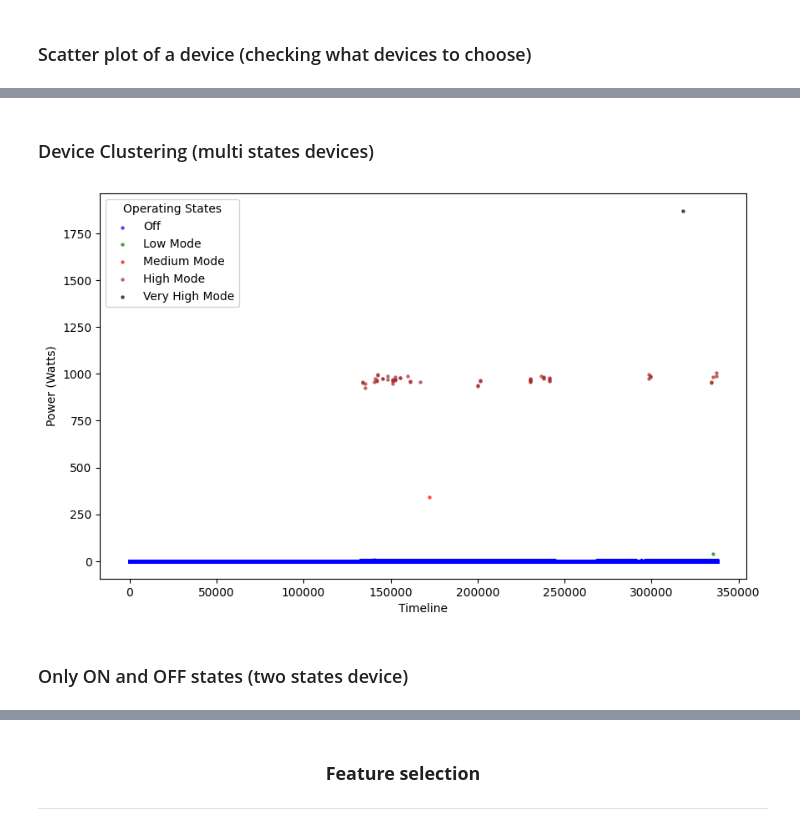
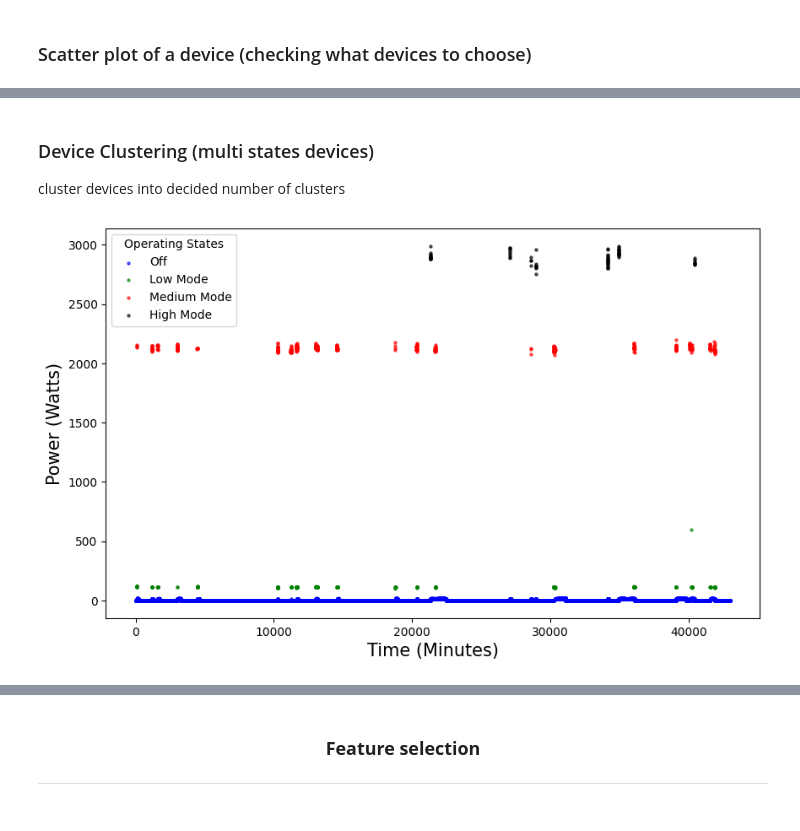
Before and after one commit to jarczykkonrad/master_thesis, a Jupyter notebook: preprocessing.ipynb, the cells around one changed output, grey strips where cells are left out. Drawn from its saved outputs; the diff is of its cells as text; code cells hidden in the pictures.

```diff
--- a/preprocessing.ipynb
+++ b/preprocessing.ipynb
@@ -7,6 +7,7 @@ import pandas as pd
 import os
 import numpy as np
 # %%
-dataset_dir = "house_2"
+dataset_dir = "house_5" # Choose folder name of the house
+
 labels_file = pd.read_csv(os.path.join(dataset_dir, "labels.dat"), sep=" ", names=["number", "name"])
 # %%
@@ -71,53 +95,52 @@ df_combined['aggregate'] = df_combined[device_columns].sum(axis=1)
 # %% [markdown]
 ### Device Clustering (multi states devices)
+cluster devices into decided number of clusters
 # %%
 import numpy as np
 import pandas as pd
 from sklearn.cluster import KMeans
 import matplotlib.pyplot as plt
 
-device = 'toaster'
+device = 'oven' # Choose device
 
-# Limit the DataFrame to 43,020 rows
-# df_combined = df_combined.iloc[:43020]
-# df_combined=df_combined.copy()
-
-off_threshold = 10
+off_threshold = 20
 df_combined['state'] = np.where(df_combined[device] <= off_threshold, 0, -1)
 
 cluster_data = df_combined[df_combined['state'] == -1][device].values.reshape(-1, 1)
 
 if len(cluster_data) > 0:
-    kmeans = KMeans(n_clusters=4, random_state=0).fit(cluster_data)
+    kmeans = KMeans(n_clusters=3, random_state=0).fit(cluster_data) # choose n_clusters
+
     cluster_means = {i: cluster_data[kmeans.labels_ == i].mean() for i in range(kmeans.n_clusters)}
     sorted_labels = sorted(cluster_means, key=cluster_means.get)
     label_map = {sorted_labels[i]: i + 1 for i in range(len(sorted_labels))}
     df_combined.loc[df_combined['state'] == -1, 'state'] = [label_map[x] for x in kmeans.labels_]
+
+
+# choose accordingly number of chosen states for device (visualisation purpose)
 
 # 3 states (n_clusters=2)
 # colors = {0: 'blue', 1: 'green', 2: 'red'}
 # labels = {0: 'Off', 1: 'Low Mode', 2: 'High Mode'}
 
 # 4 states (n_clusters=3)
-# colors = {0: 'blue', 1: 'green', 2: 'red', 3: 'black',}
-# labels = {0: 'Off', 1: 'Low Mode', 2: 'Medium Mode', 3: 'High Mode'}
+colors = {0: 'blue', 1: 'green', 2: 'red', 3: 'black',}
+labels = {0: 'Off', 1: 'Low Mode', 2: 'Medium Mode', 3: 'High Mode'}
 
 # 5 states (n_clusters=4)
-colors = {0: 'blue', 1: 'green', 2: 'red', 3: 'brown', 4:'black'}
-labels = {0: 'Off', 1: 'Low Mode', 2: 'Medium Mode', 3: 'High Mode', 4:'Very High Mode'}
+# colors = {0: 'blue', 1: 'green', 2: 'red', 3: 'brown', 4:'black'}
+# labels = {0: 'Off', 1: 'Low Mode', 2: 'Medium Mode', 3: 'High Mode', 4:'Very High Mode'}
 
 plt.figure(figsize=(10, 6))
 for state, color in colors.items():
     subset = df_combined[df_combined['state'] == state]
     plt.scatter(subset.index, subset[device], c=color, alpha=0.6, s=5, label=labels[state])
 
-plt.xlabel('Timeline')
-plt.ylabel('Power (Watts)')
+plt.xlabel('Time (Minutes)', fontsize=15)
+plt.ylabel('Power (Watts)', fontsize=15)
 
 plt.legend(title="Operating States", loc='upper left')
 
 plt.show()
 # %% [output]
-[figure, old version]
+[figure, new version]
-# %% [markdown]
-### Only ON and OFF states (two states device)
```
Also changed, not shown: parts of 14 cells of this notebook, 5 other files.
